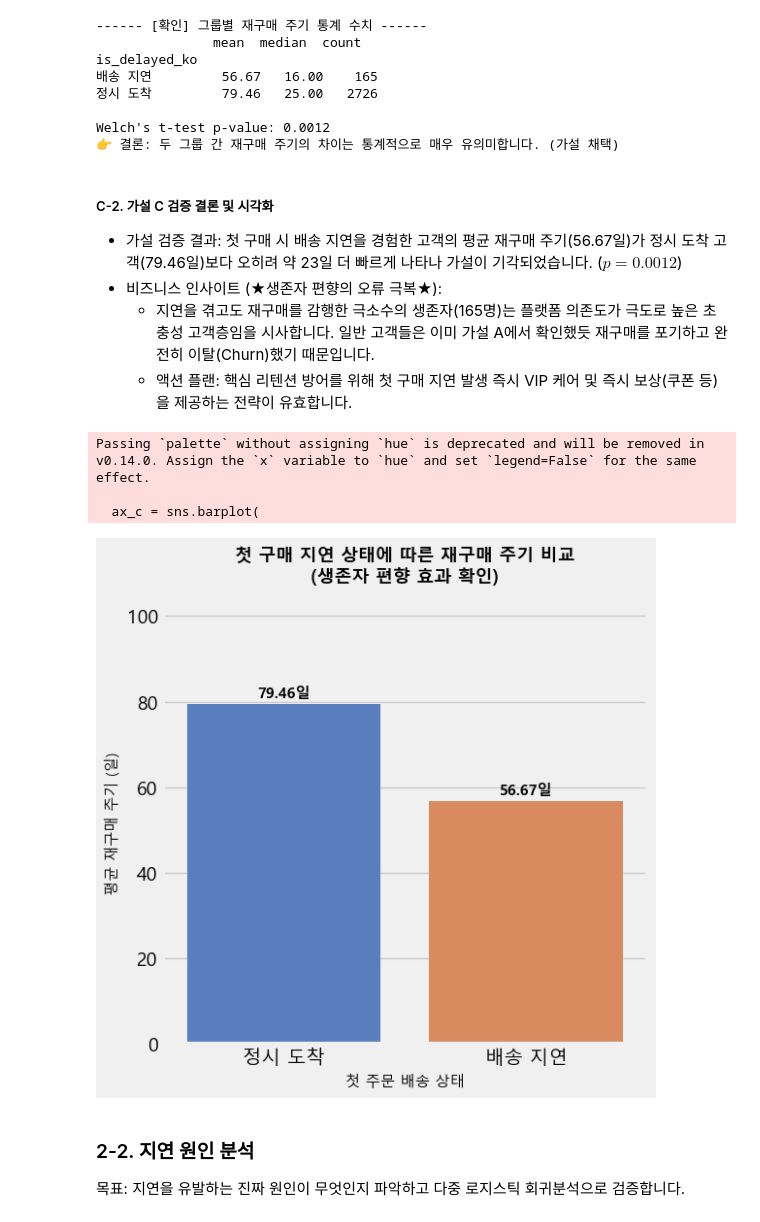
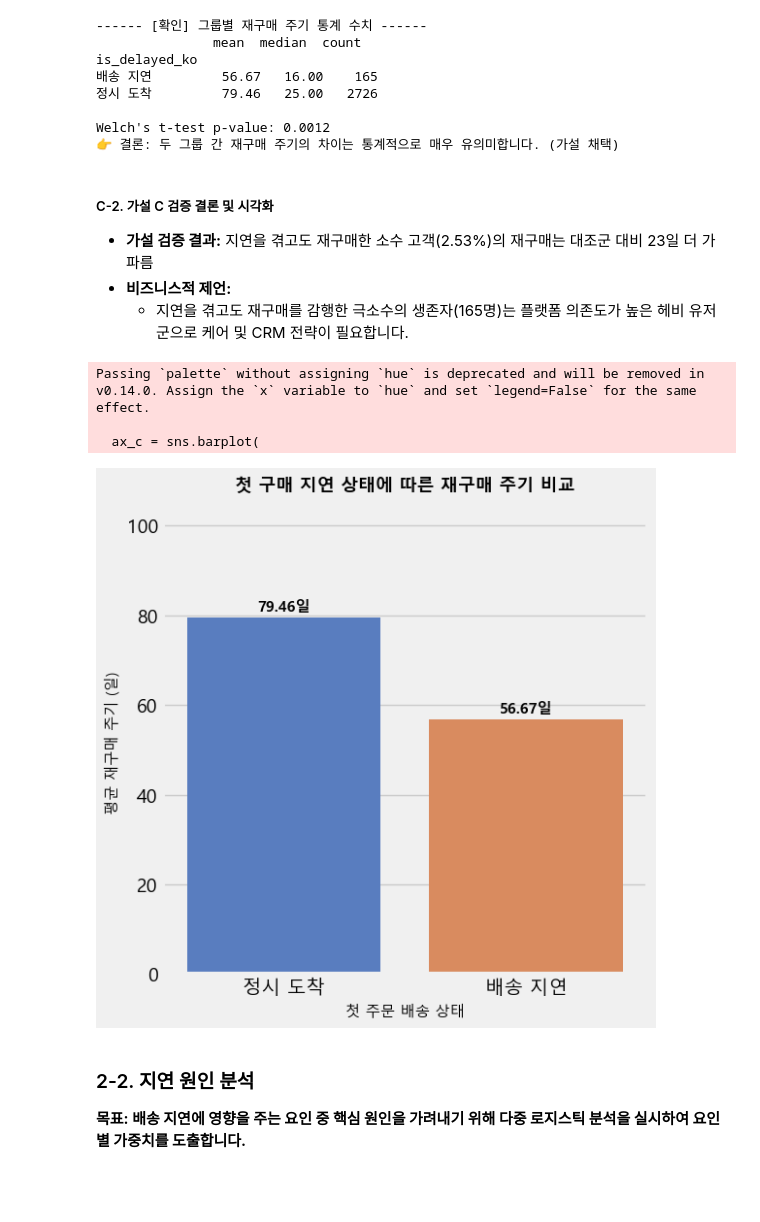
Before and after one commit to eunsung20311-dot/Olist-E-commerce-Analysis, a Jupyter notebook: 2.Hypothesis_Testing.ipynb, the cells around one changed output. Cells and saved outputs as stored; diff of their text form; code cells hidden in the pictures; blank space fills up the shorter version.

```diff
--- a/2.Hypothesis_Testing.ipynb
+++ b/2.Hypothesis_Testing.ipynb
@@ -266,47 +278,44 @@ Welch's t-test p-value: 0.0012
 👉 결론: 두 그룹 간 재구매 주기의 차이는 통계적으로 매우 유의미합니다. (가설 채택)
 # %% [markdown]
 ##### C-2. 가설 C 검증 결론 및 시각화
-- 가설 검증 결과: 첫 구매 시 배송 지연을 경험한 고객의 평균 재구매 주기(56.67일)가 정시 도착 고객(79.46일)보다 오히려 약 23일 더 빠르게 나타나 가설이 기각되었습니다. ($p = 0.0012$)
-- 비즈니스 인사이트 (★생존자 편향의 오류 극복★):
-    - 지연을 겪고도 재구매를 감행한 극소수의 생존자(165명)는 플랫폼 의존도가 극도로 높은 초충성 고객층임을 시사합니다. 일반 고객들은 이미 가설 A에서 확인했듯 재구매를 포기하고 완전히 이탈(Churn)했기 때문입니다.
-    - 액션 플랜: 핵심 리텐션 방어를 위해 첫 구매 지연 발생 즉시 VIP 케어 및 즉시 보상(쿠폰 등)을 제공하는 전략이 유효합니다.
+- **가설 검증 결과:** 지연을 겪고도 재구매한 소수 고객(2.53%)의 재구매는 대조군 대비 23일 더 가파름
+- **비즈니스적 제언:**
+    - 지연을 겪고도 재구매를 감행한 극소수의 생존자(165명)는 플랫폼 의존도가 높은 헤비 유저군으로 케어 및 CRM 전략이 필요합니다.
-# %%
 # %%
 # 첫 구매 지연 상태에 따른 재구매 주기 비교 시각화
 plt.figure(figsize=(6, 6))
 ax_c = sns.barplot(
     data=df_plot_interval,
     x='is_delayed_ko',
     y='purchase_interval',
     palette='muted',
     order=['정시 도착', '배송 지연']
 )
 
-# 그래프 디테일 세팅
-plt.title('첫 구매 지연 상태에 따른 재구매 주기 비교\n(생존자 편향 효과 확인)', fontsize=13, pad=15, fontweight='bold')
+plt.title('첫 구매 지연 상태에 따른 재구매 주기 비교', fontsize=13, pad=15, fontweight='bold')
 plt.xlabel('첫 주문 배송 상태', fontsize=11)
 plt.ylabel('평균 재구매 주기 (일)', fontsize=11)
-plt.ylim(0, df_plot_interval['purchase_interval'].max() * 1.3) # 라벨 공간 확보
+plt.ylim(0, df_plot_interval['purchase_interval'].max() * 1.3)
 
 # 막대 상단 수치 표시
 for p in ax_c.patches:
     ax_c.annotate(
         f'{p.get_height():.2f}일',
         (p.get_x() + p.get_width() / 2., p.get_height()),
         ha='center', va='center',
         xytext=(0, 8),
         textcoords='offset points',
         fontsize=11, fontweight='bold'
     )
 
 plt.tight_layout()
 plt.show()
 # %% [output]
 Passing `palette` without assigning `hue` is deprecated and will be removed in v0.14.0. Assign the `x` variable to `hue` and set `legend=False` for the same effect.
 
   ax_c = sns.barplot(
-[figure, old version]
+[figure, new version]
 # %% [markdown]
 ### 2-2. 지연 원인 분석
-목표: 지연을 유발하는 진짜 원인이 무엇인지 파악하고 다중 로지스틱 회귀분석으로 검증합니다.
+**목표: 배송 지연에 영향을 주는 요인 중 핵심 원인을 가려내기 위해 다중 로지스틱 분석을 실시하여 요인별 가중치를 도출합니다.**
 # %% [markdown]
```
Also changed, not shown: parts of 16 cells of this notebook.
